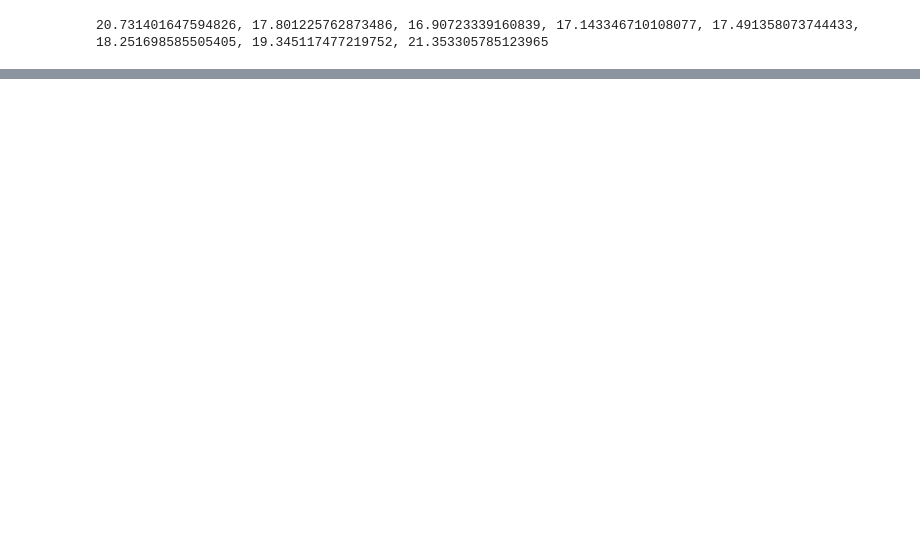
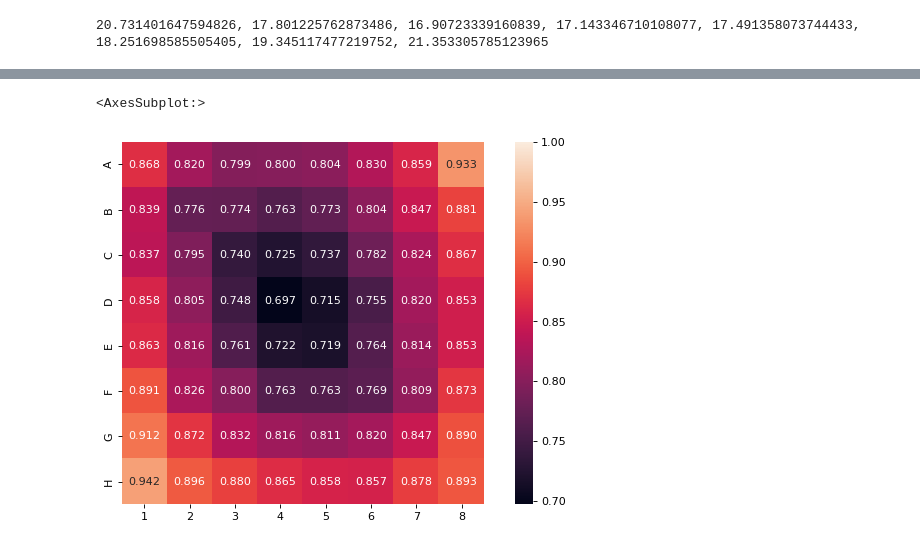
Before and after one commit to icemoon97/othello_world, a Jupyter notebook: probes.ipynb, the cells around one changed output, grey strips where cells are left out. Drawn from its saved outputs; the diff is of its cells as text; code cells hidden in the pictures; blank space fills up the shorter version.

```diff
--- a/probes.ipynb
+++ b/probes.ipynb
@@ -57,0 +139,26 @@ print(", ".join([str(e) for e in errs]))
+# %%
+probe = BatteryProbeClassificationTwoLayer(device, probe_class=3, num_task=64, mid_dim=256)
+load_res = probe.load_state_dict(torch.load(f"./ckpts/bias/probes/state_tl256_b95/layer6/checkpoint.ckpt"))
+
+probe = probe.to(device)
+# %%
+total_games = 0
+total_correct = np.zeros(64)
+
+pbar = tqdm(enumerate(train_loader), total=len(train_loader))
+for it, (x, y, age) in pbar:
+    x = x.to(device)  # [B, f]
+    y = y.to(device)  # [B, #task=64]
+    age = age.to(device)  # [B, #task=64], in 0--59
+
+    logits, loss = probe(x, y)
+    pred = torch.argmax(logits, dim=2)
+
+    correct = torch.sum(pred == y, dim=0)
+    correct = correct.detach().cpu().numpy()
+    np.add(total_correct, correct, out=total_correct)
+
+    total_games += x.shape[0]
+
+print(total_games)
+print(total_correct)
@@ -57,0 +175,11 @@ print(", ".join([str(e) for e in errs]))
+# %%
+import seaborn as sns
+
+avg = total_correct / total_games
+fig=plt.figure(figsize=(10, 6), dpi= 80, facecolor='w', edgecolor='k')
+sns.heatmap(avg.reshape(8, 8), vmax=1,
+            yticklabels=list("ABCDEFGH"), xticklabels=list(range(1,9)), square=True,
+            annot=True, fmt=".3f")
+# %% [output]
+<AxesSubplot:>
+[figure, added]
```
Also changed, not shown: parts of 8 cells of this notebook, 4 other files.
